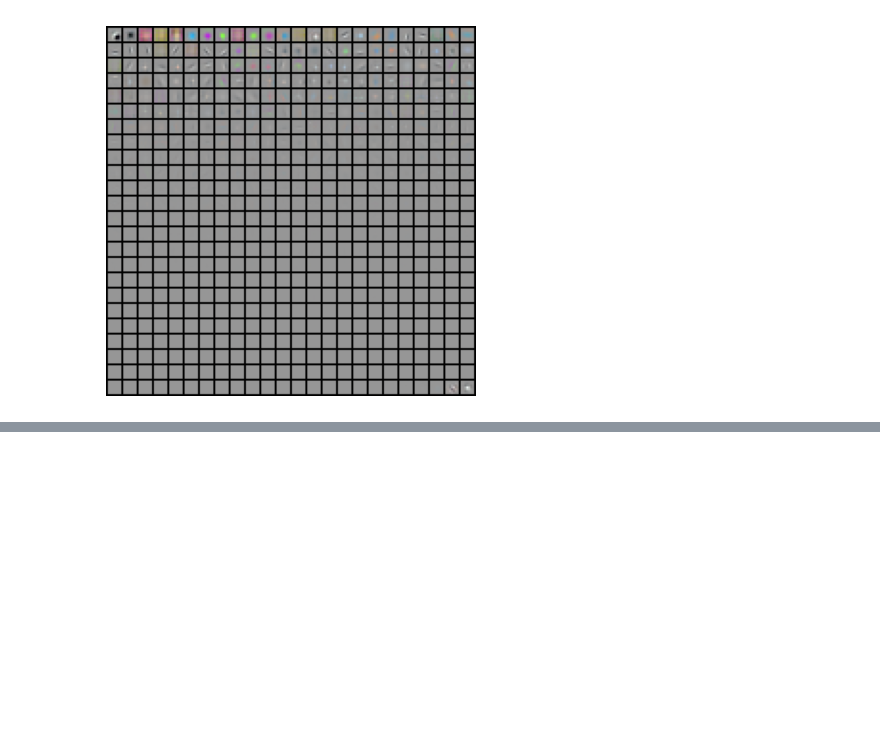
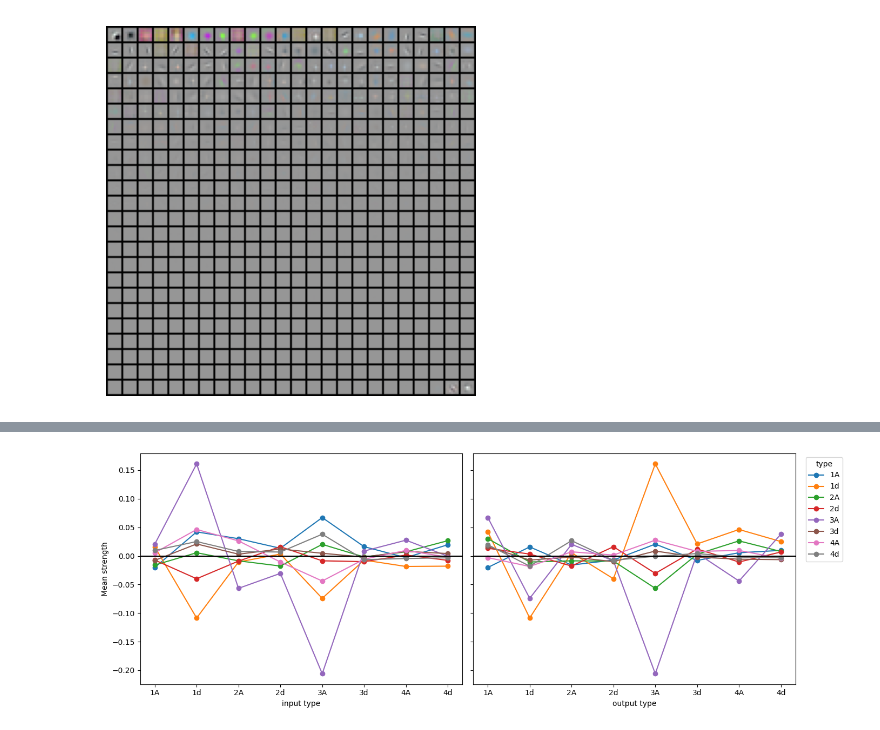
Before and after one commit to zeyuyun1/minimal_diffusion, a Jupyter notebook: Result_natural_face.ipynb, the cells around one changed output, grey strips where cells are left out. Cells and saved outputs as stored; diff of their text form; code cells hidden in the pictures; blank space fills up the shorter version.

Commit message:
add plot which shows average input/output connection strengths between different types of units (attached/detached and level)

```diff
--- a/Result_natural_face.ipynb
+++ b/Result_natural_face.ipynb
@@ -28,7 +28,7 @@ from recurrent_diffusion_pkg.utils import (
 # natural scene model
 # BASE_DIR = Path("/home/zeyuy/recurrent_diffusion_minimal/pretrained_model/scaling-VH-new-2/00005_simple_sheet7_simple_control_small_noise")
 # larger face model
-BASE_DIR = Path("/home/zeyuy/recurrent_diffusion_minimal/pretrained_model/scaling-new-face/00026_simplify_layer1_neural_sheet7_intra_film_scalar_mul_ff_scale_large_large_noise_simple_control")
+BASE_DIR = Path("pretrained_model/scaling-new-face/00026_simplify_layer1_neural_sheet7_intra_film_scalar_mul_ff_scale_large_large_noise_simple_control")
 DEVICE = "cuda" if torch.cuda.is_available() else "cpu"
 
 config, lit_model = load_lit_model(BASE_DIR, device=DEVICE, ckpt_name=None)
@@ -106,0 +109,94 @@ vis_patches(w_v_all[w_g_all_sort_idx][:200].flatten(2).cpu(),figsize = (20,20),n
+# %%
+n_total_filters = len(w_g_all_sort_v)
+
+filters = []
+attached = []
+horizontal_connections = []
+unit_levels = []   # level index for each unit, concatenated across levels
+unit_attach = []   # attached/detached flag for each unit, concatenated across levels
+
+for level in range(net.n_levels):
+    net.levels[level].reset_wnorm()
+    w_v = net.levels[level].encoder_node.encoder.weight.data.detach()
+    w_g = net.levels[level].encoder_node.encoder.weight_g.data.flatten().detach()
+
+    filters.append(w_v)
+
+    is_attached = (w_g > 0.25)
+    attached.append(is_attached)
+
+    n_filters = len(w_g)
+
+    # generate random horizontal connections
+    hc = torch.randn(n_filters, n_total_filters)
+    horizontal_connections.append(hc)
+
+    unit_levels.extend([level] * n_filters)
+    unit_attach.extend(is_attached.cpu().numpy().tolist())
+
+unit_levels = np.array(unit_levels)
+unit_attach = np.array(unit_attach, dtype=bool)
+
+
+# Build class labels
+class_labels = []
+class_masks = {}
+
+for level in range(net.n_levels):
+    for is_attached, suffix in [(True, "A"), (False, "d")]:
+        label = f"{level + 1}{suffix}"
+        mask = (unit_levels == level) & (unit_attach == is_attached)
+        class_labels.append(label)
+        class_masks[label] = mask
+
+n_classes = len(class_labels)
+
+
+# assemble full horizontal weight matrix
+W = torch.cat(horizontal_connections, dim=0).detach().cpu().numpy()
+
+avg_out = np.full((n_classes, n_classes), np.nan)
+avg_in = np.full((n_classes, n_classes), np.nan)
+
+for i, src_label in enumerate(class_labels):
+    src_idx = np.where(class_masks[src_label])[0]
+
+    for j, tgt_label in enumerate(class_labels):
+        tgt_idx = np.where(class_masks[tgt_label])[0]
+
+        if len(src_idx) == 0 or len(tgt_idx) == 0:
+            continue
+
+        block = W[np.ix_(src_idx, tgt_idx)]   # src -> tgt
+        avg_out[i, j] = block.mean()
+
+        block_in = W[np.ix_(tgt_idx, src_idx)]  # tgt receives from src
+        avg_in[i, j] = block_in.mean()
+
+
+fig, axes = plt.subplots(1, 2, figsize=(14, 5), sharey=True)
+
+x = np.arange(n_classes)
+
+# incoming subplot
+for i, tgt_label in enumerate(class_labels):
+    axes[0].plot(x, avg_in[i], marker='o', label=tgt_label)
+axes[0].set_xlabel("input type")
+axes[0].set_ylabel("Mean strength")
+axes[0].set_xticks(x)
+axes[0].set_xticklabels(class_labels, rotation=0)
+axes[0].axhline(0, c="k")
+
+# outgoing subplot
+for i, src_label in enumerate(class_labels):
+    axes[1].plot(x, avg_out[i], marker='o', label=src_label)
+axes[1].set_xlabel("output type")
+axes[1].set_xticks(x)
+axes[1].set_xticklabels(class_labels, rotation=0)
+axes[1].axhline(0,c="k")
+
+axes[1].legend(title="type", bbox_to_anchor=(1.02, 1), loc="upper left")
+plt.tight_layout()
+plt.show()
+# %% [output]
+[figure, added]
```
Also changed, not shown: parts of 2 cells of this notebook.
